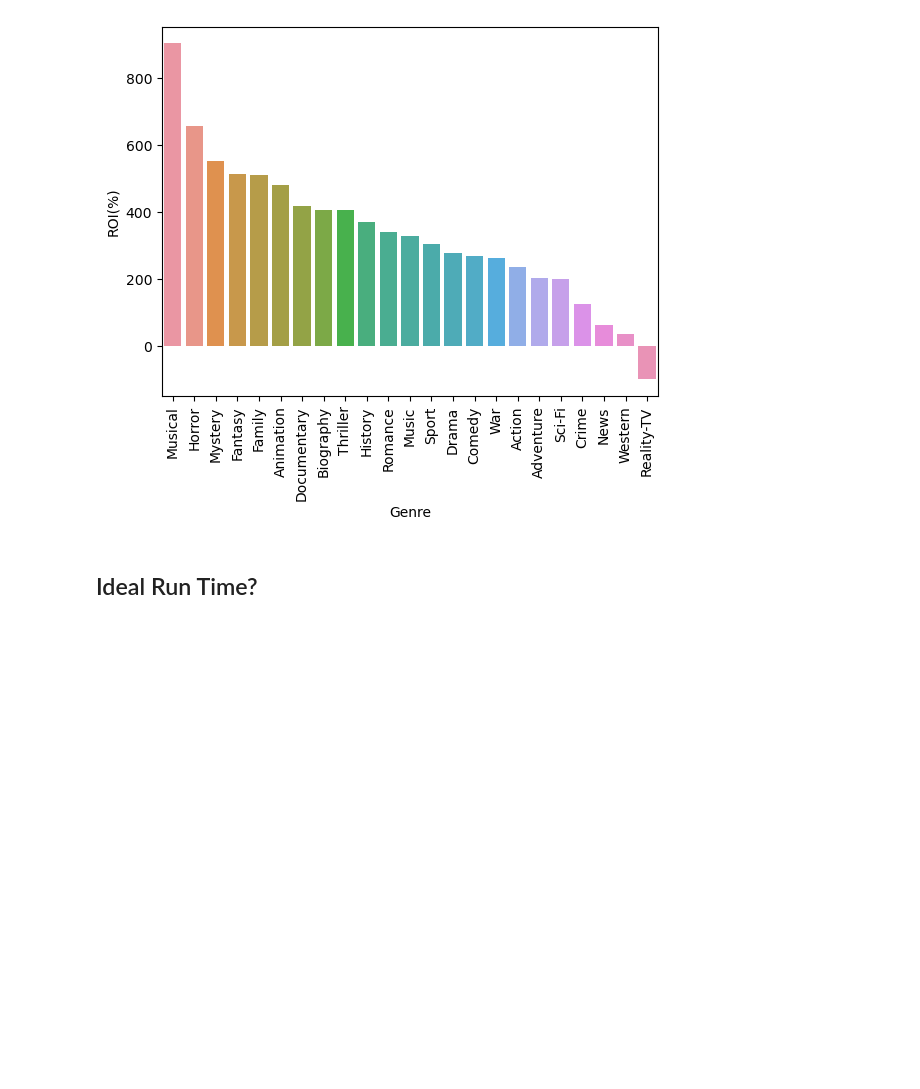
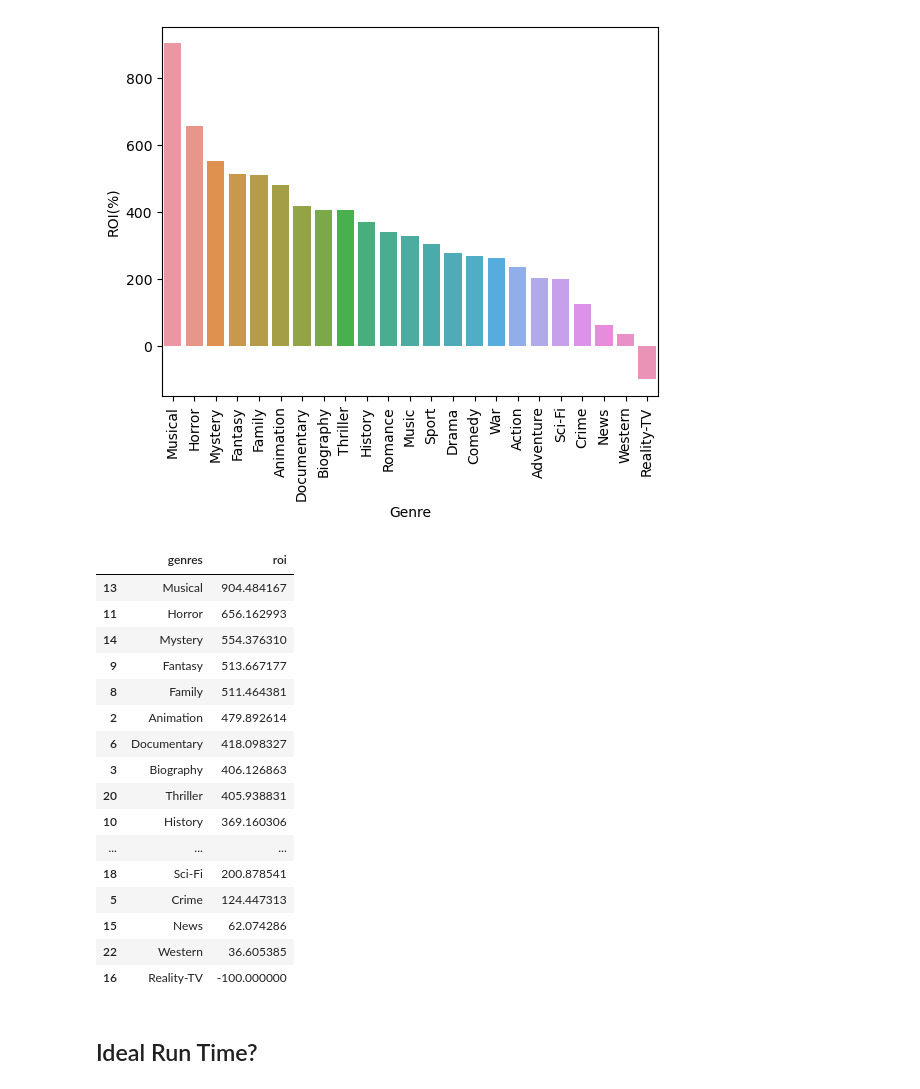
Before and after one commit to hannahdallas/movies, a Jupyter notebook: notebooks/final.ipynb, the cells around one changed output. Saved outputs shown, nothing was run; the diff lists cells and outputs as text; code cells hidden in the pictures; blank space fills up the shorter version.

```diff
--- a/notebooks/final.ipynb
+++ b/notebooks/final.ipynb
@@ -234,6 +234,26 @@ plt.xticks(rotation=90)
 plt.show()
 # %% [output]
 [figure]
+# %%
+genre_analysis_plot
+# %% [output]
+|  | genres | roi |
+| 13 | Musical | 904.484167 |
+| 11 | Horror | 656.162993 |
+| 14 | Mystery | 554.376310 |
+| 9 | Fantasy | 513.667177 |
+| 8 | Family | 511.464381 |
+| 2 | Animation | 479.892614 |
+| 6 | Documentary | 418.098327 |
+| 3 | Biography | 406.126863 |
+| 20 | Thriller | 405.938831 |
+| 10 | History | 369.160306 |
+| ... | ... | ... |
+| 18 | Sci-Fi | 200.878541 |
+| 5 | Crime | 124.447313 |
+| 15 | News | 62.074286 |
+| 22 | Western | 36.605385 |
+| 16 | Reality-TV | -100.000000 |
 # %% [markdown]
 ## Ideal Run Time?
 # %%
```
Also changed, not shown: parts of 19 cells of this notebook.
